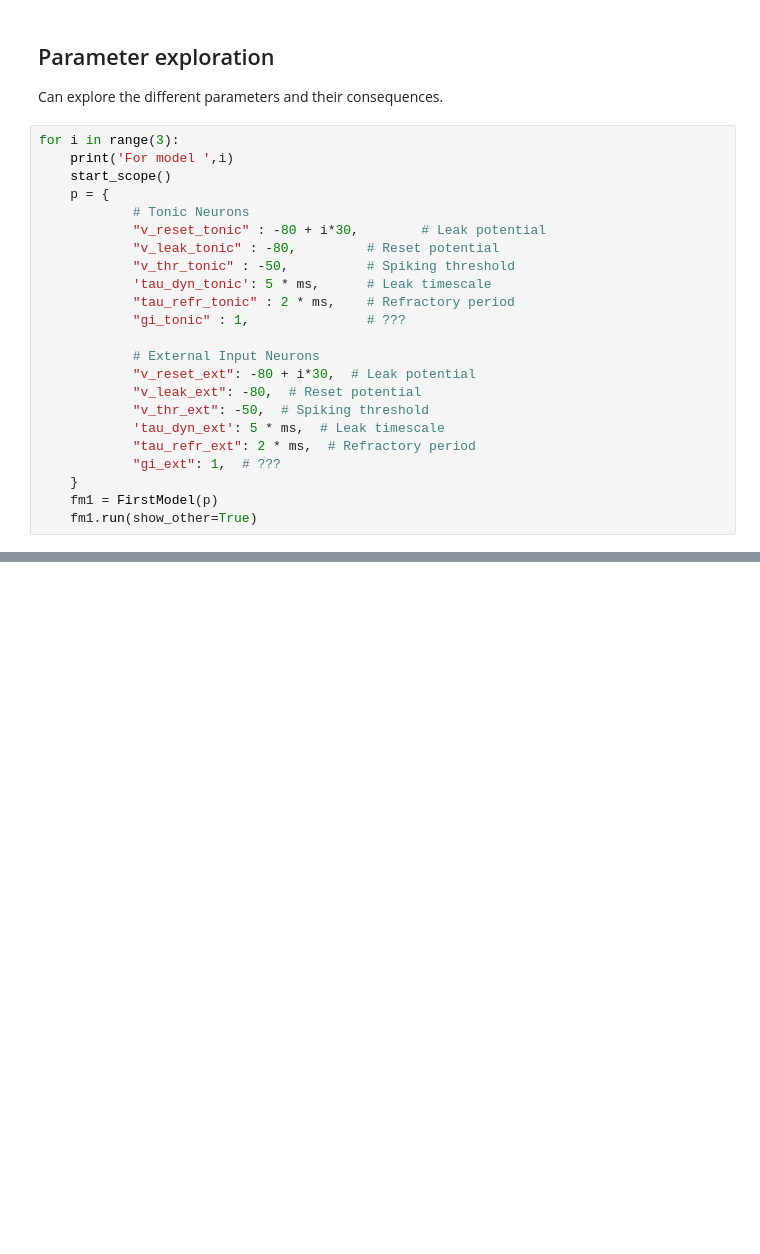
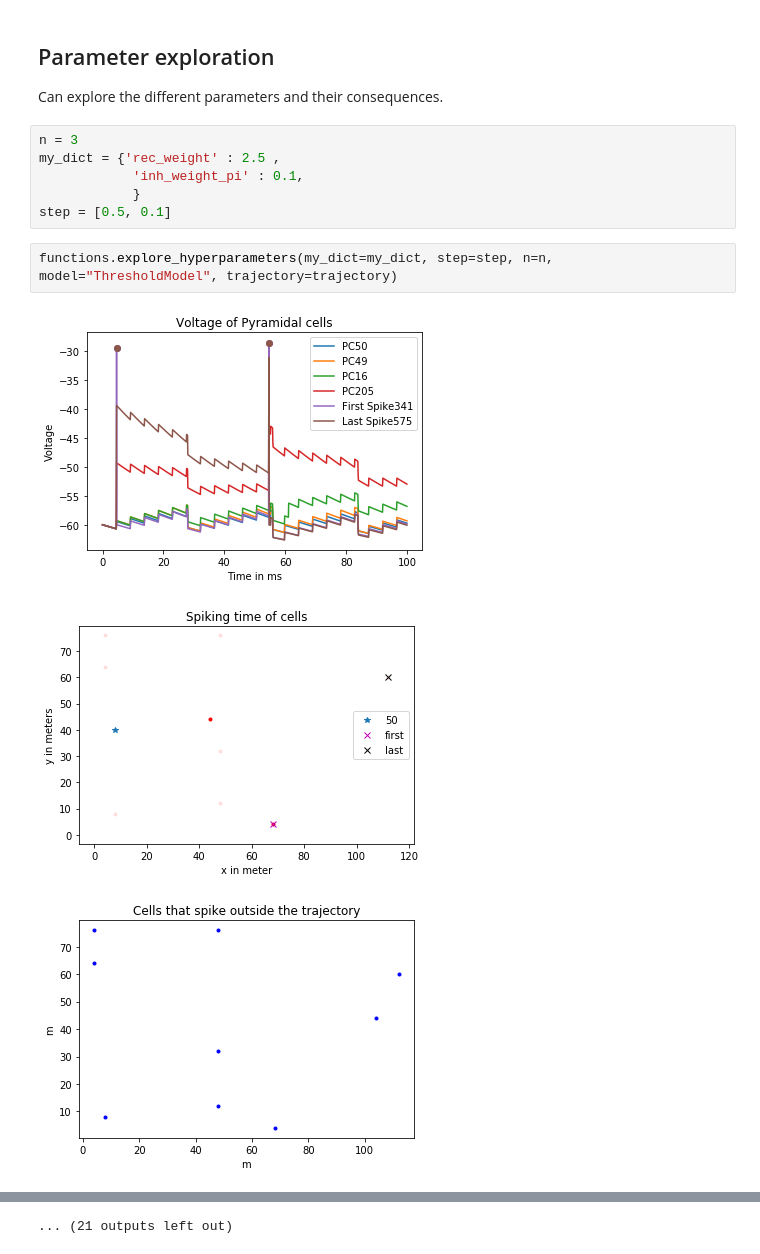
Before and after one commit to Victoriad1996/SemesterProject, a Jupyter notebook: SimpleFairhall/fairhall.ipynb, the cells around one changed output, grey strips where cells are left out. Drawn from its saved outputs; the diff is of its cells as text; blank space fills up the shorter version.

```diff
--- a/SimpleFairhall/fairhall.ipynb
+++ b/SimpleFairhall/fairhall.ipynb
@@ -106,26 +134,15 @@ functions.plot_distance(fm1)
 # %% [markdown]
 ## Parameter exploration
 Can explore the different parameters and their consequences.
-# %%
-for i in range(3):
-    print('For model ',i)
-    start_scope()
-    p = {
-            # Tonic Neurons
-            "v_reset_tonic" : -80 + i*30,        # Leak potential
-            "v_leak_tonic" : -80,         # Reset potential
-            "v_thr_tonic" : -50,          # Spiking threshold
-            'tau_dyn_tonic': 5 * ms,      # Leak timescale
-            "tau_refr_tonic" : 2 * ms,    # Refractory period
-            "gi_tonic" : 1,               # ???
-
-            # External Input Neurons
-            "v_reset_ext": -80 + i*30,  # Leak potential
-            "v_leak_ext": -80,  # Reset potential
-            "v_thr_ext": -50,  # Spiking threshold
-            'tau_dyn_ext': 5 * ms,  # Leak timescale
-            "tau_refr_ext": 2 * ms,  # Refractory period
-            "gi_ext": 1,  # ???
-    }
-    fm1 = FirstModel(p)
-    fm1.run(show_other=True)
+# %%
+n = 3
+my_dict = {'rec_weight' : 2.5 ,
+            'inh_weight_pi' : 0.1,
+            }
+step = [0.5, 0.1]
+# %%
+functions.explore_hyperparameters(my_dict=my_dict, step=step, n=n, model="ThresholdModel", trajectory=trajectory)
+# %% [output]
+[figure, added]
+[figure, added]
+[figure, added]
@@ -131,0 +158 @@ for i in range(3):
+... (21 outputs left out)
```
Also changed, not shown: parts of 11 cells of this notebook, 2 other files.
